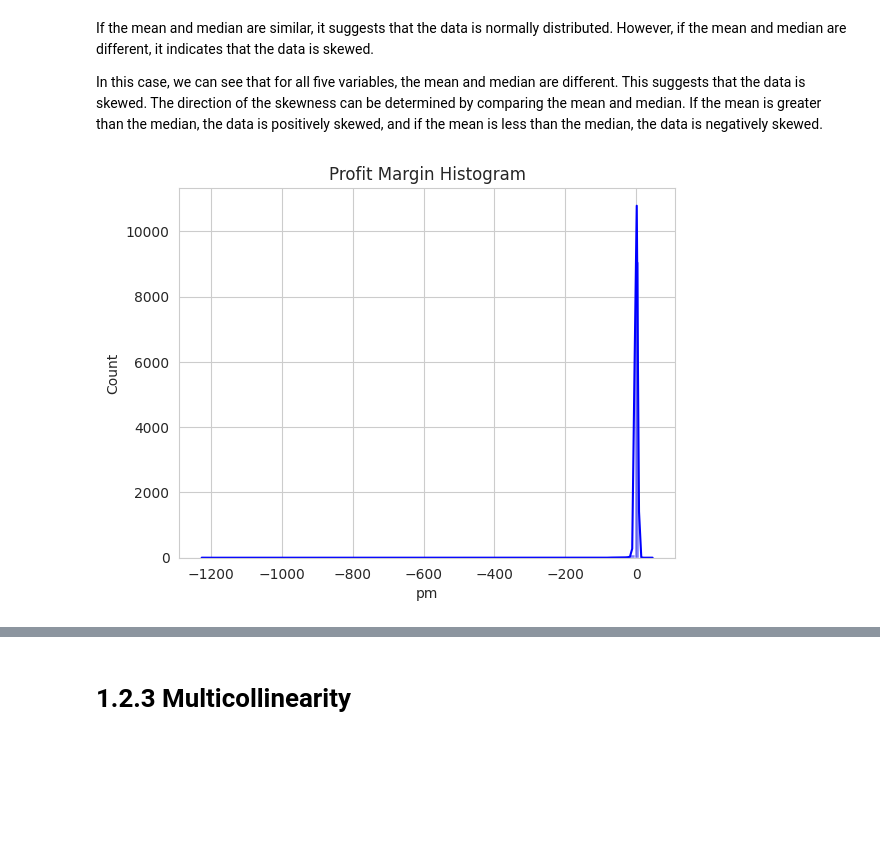
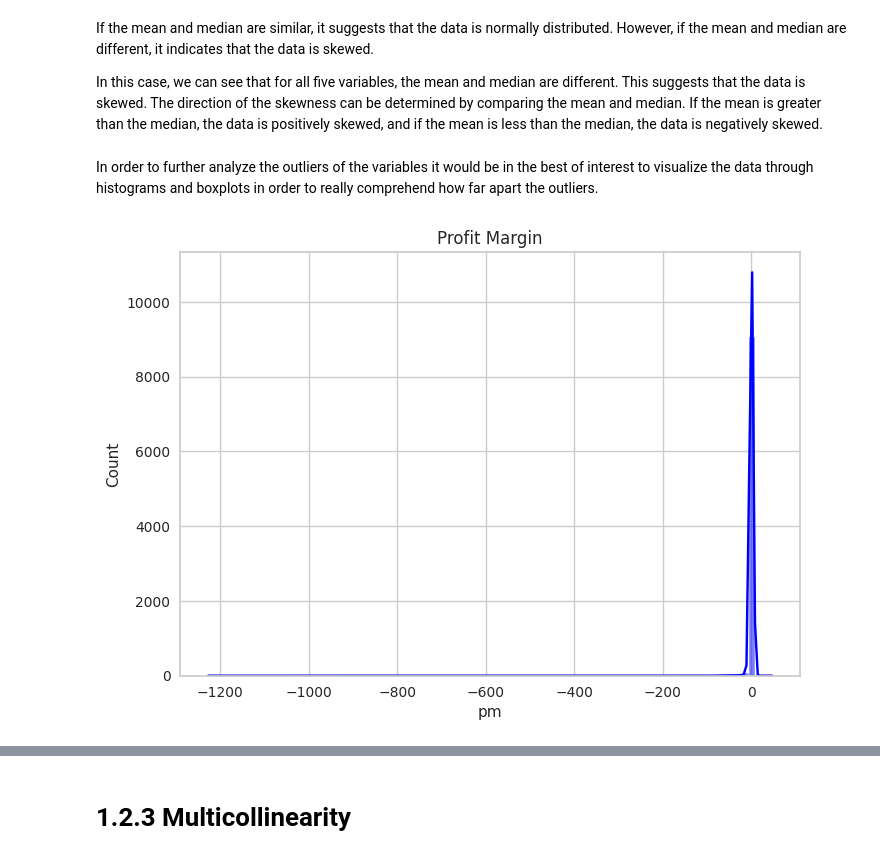
Before and after one commit to Jaime-prog/Statistics_Data_Science_TC3006C, a Jupyter notebook: Módulo 5 Preprocesamiento de datos multivariados o de una serie temporal (Portafolio Implementación)/Statistics_Module2.ipynb, the cells around one changed output, grey strips where cells are left out. Cells and saved outputs as stored; diff of their text form; code cells hidden in the pictures; blank space fills up the shorter version.

```diff
--- a/Módulo 5 Preprocesamiento de datos multivariados o de una serie temporal (Portafolio Implementación)/Statistics_Module2.ipynb
+++ b/Módulo 5 Preprocesamiento de datos multivariados o de una serie temporal (Portafolio Implementación)/Statistics_Module2.ipynb
@@ -994,23 +994,25 @@ Book-To-Market (bmr):  0.3597357124226359
 If the mean and median are similar, it suggests that the data is normally distributed. However, if the mean and median are different, it indicates that the data is skewed.
 
 In this case, we can see that for all five variables, the mean and median are different. This suggests that the data is skewed. The direction of the skewness can be determined by comparing the mean and median. If the mean is greater than the median, the data is positively skewed, and if the mean is less than the median, the data is negatively skewed.
+# %% [markdown]
+In order to further analyze the outliers of the variables it would be in the best of interest to visualize the data through histograms and boxplots in order to really comprehend how far apart the outliers.
 # %%
 import seaborn as sns
 import matplotlib.pyplot as plt
 
 # Set the style
 sns.set_style("whitegrid")
 
 # Create the histogram plot
 sns.histplot(datam['pm'], bins=100, kde=True, color='blue')
 
 # Set the title
-plt.title('Profit Margin Histogram')
+plt.title('Profit Margin')
 
 # Display the plot
 plt.show()
 # %% [output]
-[figure, old version]
+[figure, new version]
 # %%
 import seaborn as sns
 import matplotlib.pyplot as plt
```
Also changed, not shown: parts of 19 cells of this notebook.
